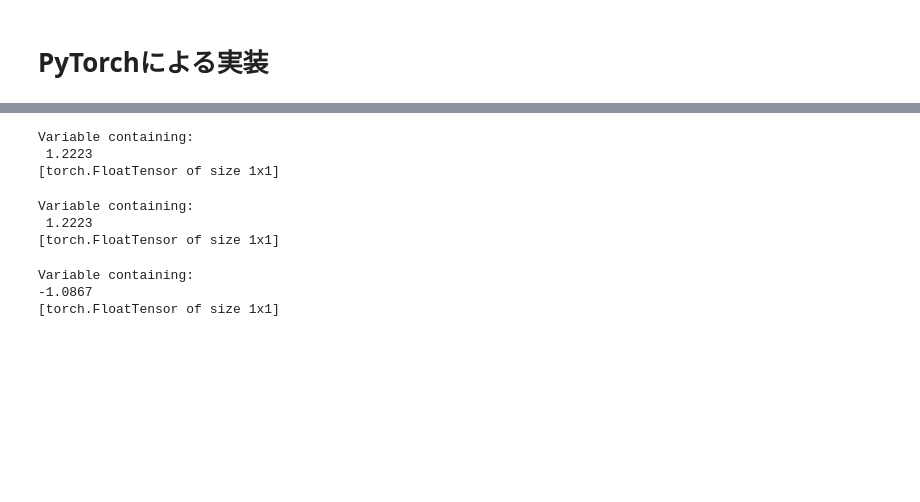
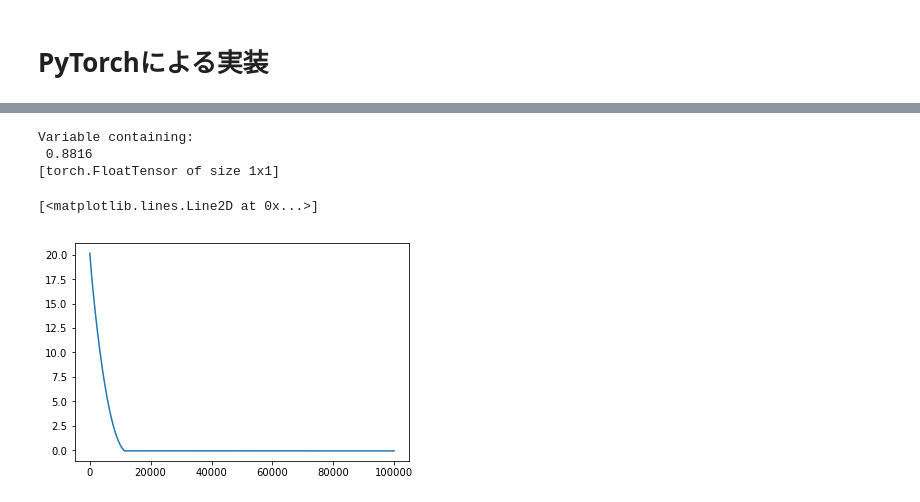
Before and after one commit to kskkwn/notebooks, a Jupyter notebook: CCA/Untitled.ipynb, the cells around one changed output, grey strips where cells are left out. Cells and saved outputs as stored; diff of their text form; code cells hidden in the pictures; blank space fills up the shorter version.

```diff
--- a/CCA/Untitled.ipynb
+++ b/CCA/Untitled.ipynb
@@ -149,18 +150,12 @@ plt.scatter(x_t, y_t)
-# %%
-torch.mm(torch.mm(torch.t(b),Vyy),b)
-# %% [output]
-Variable containing:
- 1.2223
-[torch.FloatTensor of size 1x1]
-# %%
-torch.mm(torch.mm(torch.t(a),Vxx),a)
-# %% [output]
-Variable containing:
- 1.2223
-[torch.FloatTensor of size 1x1]
-# %%
-- torch.mm(torch.mm(torch.t(a), Vxy), b)
-# %% [output]
-Variable containing:
--1.0867
-[torch.FloatTensor of size 1x1]
+# %%
+cca_score
+# %% [output]
+Variable containing:
+ 0.8816
+[torch.FloatTensor of size 1x1]
+# %%
+hist, x_t, y_t, cca_score = CCA(x,dummy)
+plt.plot(hist)
+# %% [output]
+[<matplotlib.lines.Line2D at 0x...>]
+[figure, added]
```
Also changed, not shown: parts of 24 cells of this notebook.
